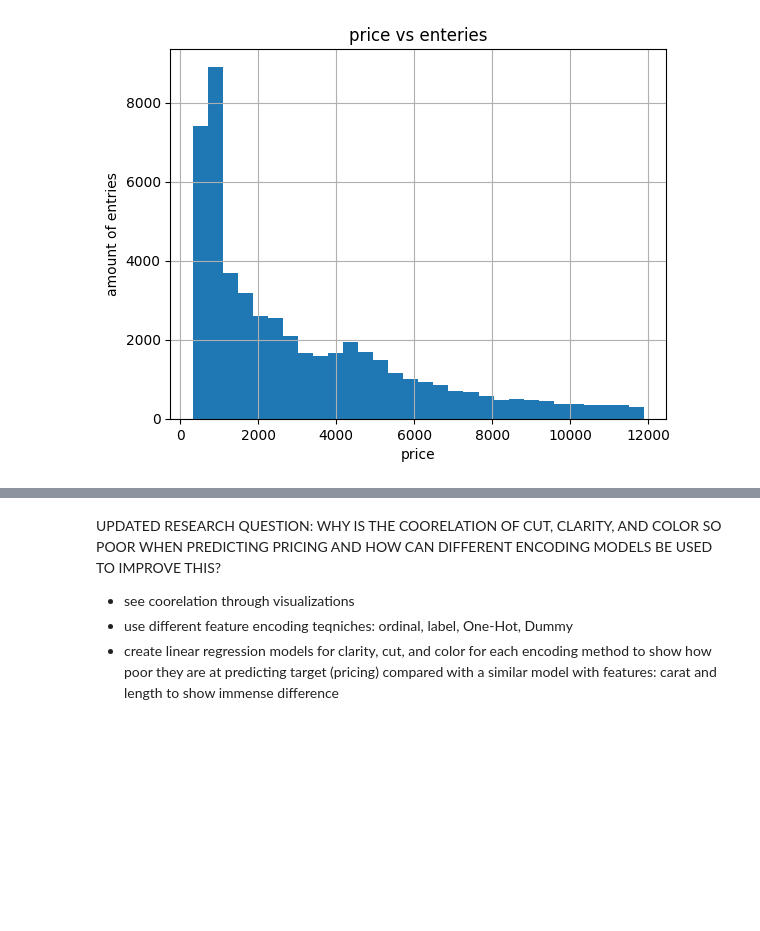
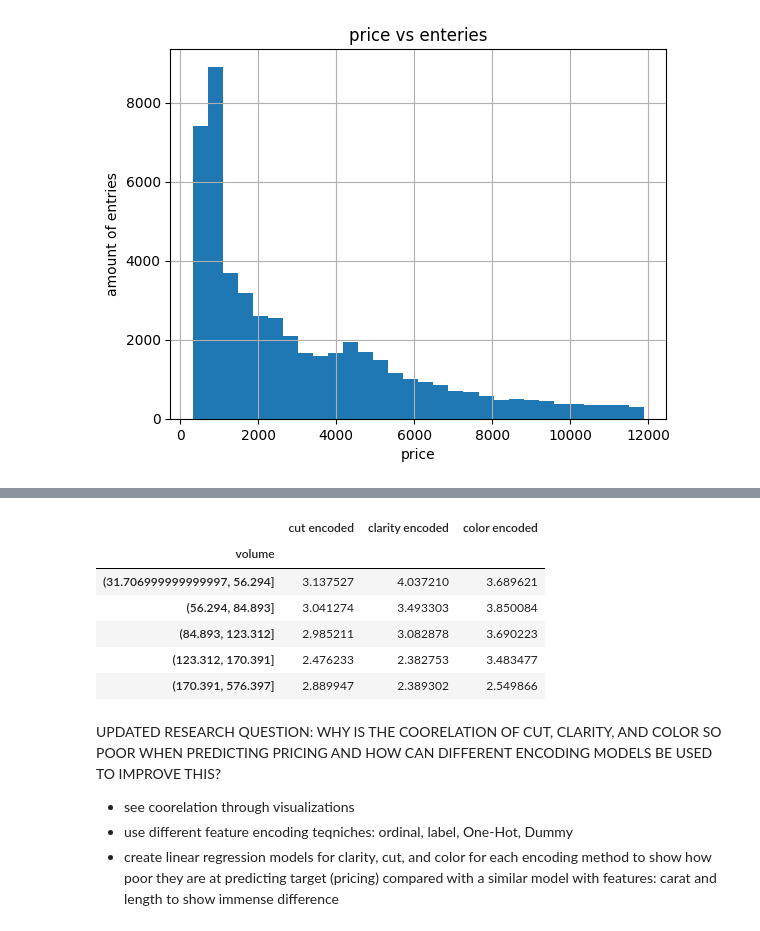
Before and after one commit to AvyayaJha/Diamonds-Research-Project, a Jupyter notebook: Diamonds_Research_Project.ipynb, the cells around one changed output, grey strips where cells are left out. Cells and saved outputs as stored; diff of their text form; code cells hidden in the pictures; blank space fills up the shorter version.

```diff
--- a/Diamonds_Research_Project.ipynb
+++ b/Diamonds_Research_Project.ipynb
@@ -343,3 +344,13 @@ Text(0.5, 1.0, 'price vs enteries')
+# %%
+df.groupby(pd.qcut(df['volume'], 5))[['cut encoded', 'clarity encoded', 'color encoded']].mean() #cut, color, and clarity get worse are volume increases
+# %% [output]
+|  | cut encoded | clarity encoded | color encoded |
+| volume |  |  |  |
+| (31.706999999999997, 56.294] | 3.137527 | 4.037210 | 3.689621 |
+| (56.294, 84.893] | 3.041274 | 3.493303 | 3.850084 |
+| (84.893, 123.312] | 2.985211 | 3.082878 | 3.690223 |
+| (123.312, 170.391] | 2.476233 | 2.382753 | 3.483477 |
+| (170.391, 576.397] | 2.889947 | 2.389302 | 2.549866 |
 # %% [markdown]
 UPDATED RESEARCH QUESTION: WHY IS THE COORELATION OF CUT, CLARITY, AND COLOR SO POOR WHEN PREDICTING PRICING AND HOW CAN DIFFERENT ENCODING MODELS BE USED TO IMPROVE THIS?
 
```
Also changed, not shown: parts of 2 cells of this notebook.
